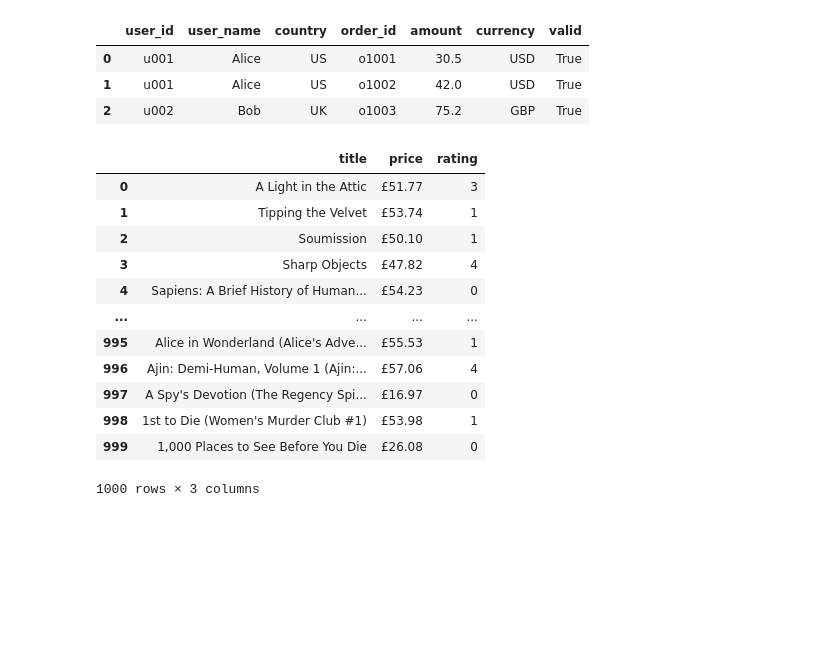
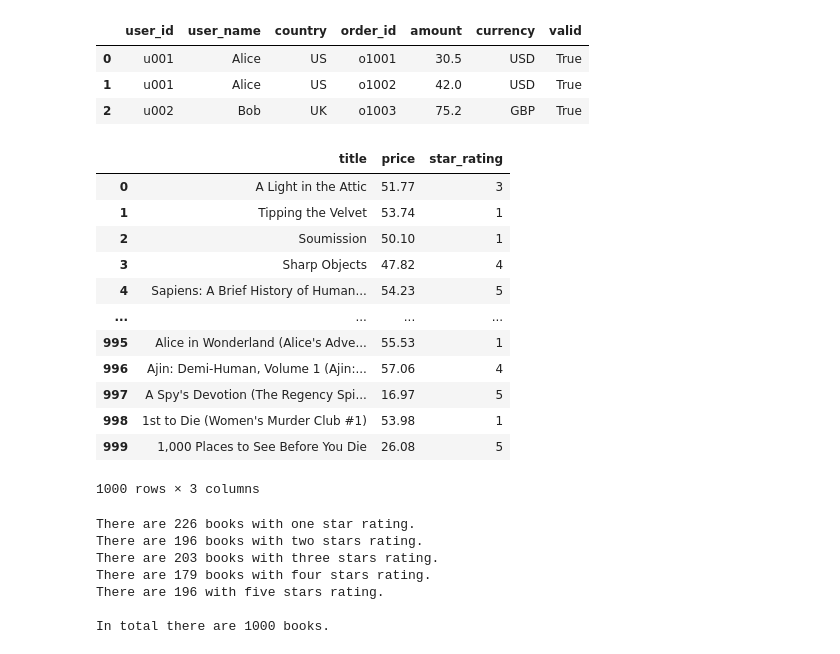
Before and after one commit to iacopopo6/myProject, a Jupyter notebook: Exercise.ipynb, the cells around one changed output. Drawn from its saved outputs; the diff is of its cells as text; code cells hidden in the pictures; blank space fills up the shorter version.

```diff
--- a/Exercise.ipynb
+++ b/Exercise.ipynb
@@ -773,6 +773,7 @@ while True :
         three_star = l.find('p', class_='star-rating Three')
         two_star = l.find('p', class_='star-rating Two')
         one_star = l.find('p', class_='star-rating One')
+        five_star = l.find('p', class_='star-rating Five')
 
         if four_star:
             rating = 4
@@ -782,6 +783,8 @@ while True :
             rating = 2
         elif one_star:
             rating = 1
+        elif five_star :
+            rating = 5
 
         result.append({'title': title,
                         'price': price,
@@ -795,22 +798,46 @@ while True :
 # %%
 import pandas as pd
 
-if len(result) >= 1000:
+if page >= 50:
 
     df = pd.DataFrame(result)
+display(df)
 
-display(df)
+def categories(df, rating):
+
+    result = df[df['star_rating'] == rating]
+
+    return result
+
+one_star = len(categories(df, 1))
+two_star = len(categories(df, 2))
+three_star = len(categories(df, 3))
+four_star = len(categories(df, 4))
+five_star = len(categories(df, 5))
+
+tot = (one_star + two_star + three_star + four_star + five_star)
+
+print(f'There are {one_star} books with one star rating. \nThere are {two_star} books with two stars rating. \nThere are {three_star} books with three stars rating. \nThere are {four_star} books with four stars rating. \nThere are {five_star} with five stars rating.')
+print(' ')
+print(f'In total there are {tot} books.')
 # %% [output]
-|  | title | price | rating |
-| 0 | A Light in the Attic | £51.77 | 3 |
-| 1 | Tipping the Velvet | £53.74 | 1 |
-| 2 | Soumission | £50.10 | 1 |
-| 3 | Sharp Objects | £47.82 | 4 |
-| 4 | Sapiens: A Brief History of Human... | £54.23 | 0 |
+|  | title | price | star_rating |
+| 0 | A Light in the Attic | 51.77 | 3 |
+| 1 | Tipping the Velvet | 53.74 | 1 |
+| 2 | Soumission | 50.10 | 1 |
+| 3 | Sharp Objects | 47.82 | 4 |
+| 4 | Sapiens: A Brief History of Human... | 54.23 | 5 |
 | ... | ... | ... | ... |
-| 995 | Alice in Wonderland (Alice's Adve... | £55.53 | 1 |
-| 996 | Ajin: Demi-Human, Volume 1 (Ajin:... | £57.06 | 4 |
-| 997 | A Spy's Devotion (The Regency Spi... | £16.97 | 0 |
-| 998 | 1st to Die (Women's Murder Club #1) | £53.98 | 1 |
-| 999 | 1,000 Places to See Before You Die | £26.08 | 0 |
+| 995 | Alice in Wonderland (Alice's Adve... | 55.53 | 1 |
+| 996 | Ajin: Demi-Human, Volume 1 (Ajin:... | 57.06 | 4 |
+| 997 | A Spy's Devotion (The Regency Spi... | 16.97 | 5 |
+| 998 | 1st to Die (Women's Murder Club #1) | 53.98 | 1 |
+| 999 | 1,000 Places to See Before You Die | 26.08 | 5 |
 1000 rows × 3 columns
+There are 226 books with one star rating.
+There are 196 books with two stars rating.
+There are 203 books with three stars rating.
+There are 179 books with four stars rating.
+There are 196 with five stars rating.
+
+In total there are 1000 books.
```
